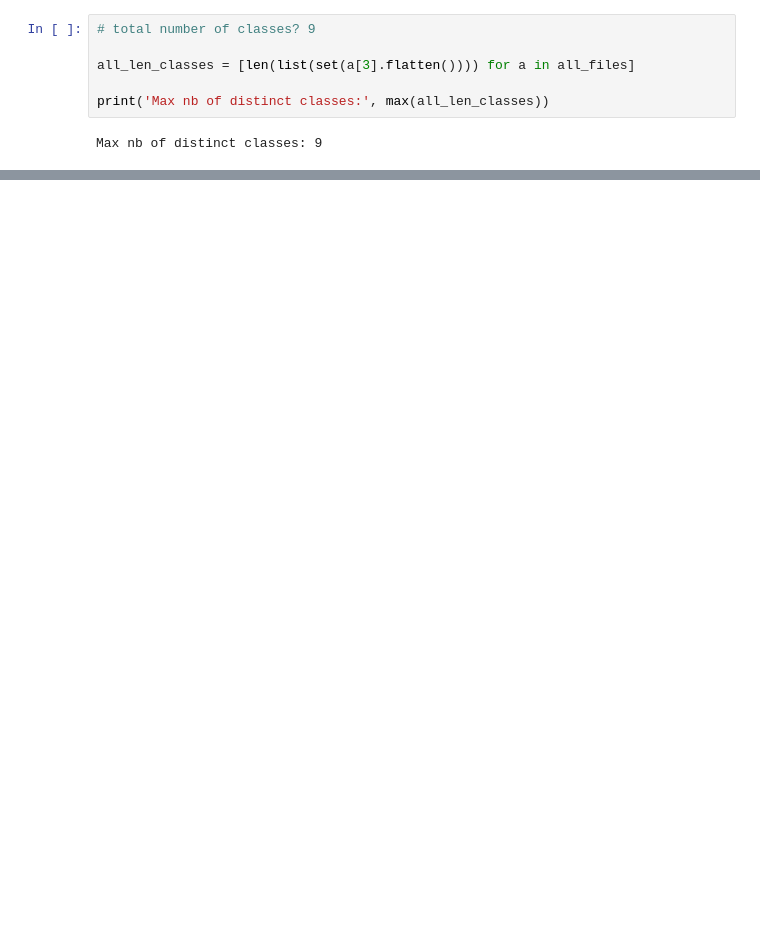
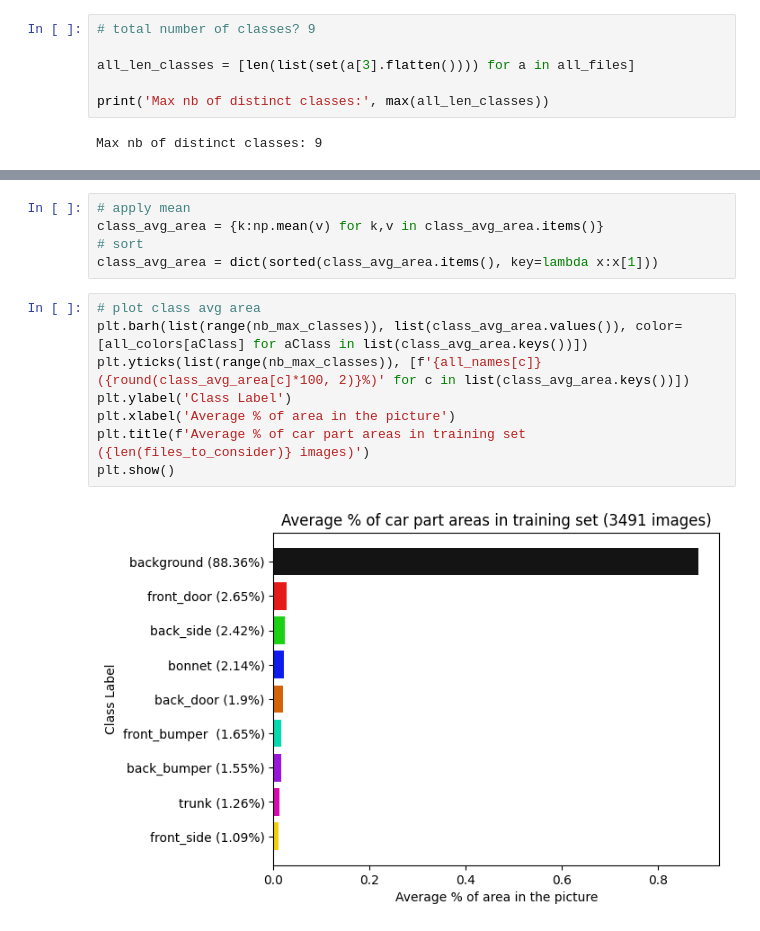
Before and after one commit to LaurineDargaud/dl_kitkars, a Jupyter notebook: notebooks/exploring_clean_data.ipynb, the cells around one changed output, grey strips where cells are left out. Drawn from its saved outputs; the diff is of its cells as text; blank space fills up the shorter version.

```diff
--- a/notebooks/exploring_clean_data.ipynb
+++ b/notebooks/exploring_clean_data.ipynb
@@ -68,0 +125,15 @@ Shape img: (256, 256, 3)
+# %%
+# apply mean
+class_avg_area = {k:np.mean(v) for k,v in class_avg_area.items()}
+# sort
+class_avg_area = dict(sorted(class_avg_area.items(), key=lambda x:x[1]))
+# %%
+# plot class avg area
+plt.barh(list(range(nb_max_classes)), list(class_avg_area.values()), color= [all_colors[aClass] for aClass in list(class_avg_area.keys())])
+plt.yticks(list(range(nb_max_classes)), [f'{all_names[c]} ({round(class_avg_area[c]*100, 2)}%)' for c in list(class_avg_area.keys())])
+plt.ylabel('Class Label')
+plt.xlabel('Average % of area in the picture')
+plt.title(f'Average % of car part areas in training set ({len(files_to_consider)} images)')
+plt.show()
+# %% [output]
+[figure, added]
```
Also changed, not shown: parts of 9 cells of this notebook.
